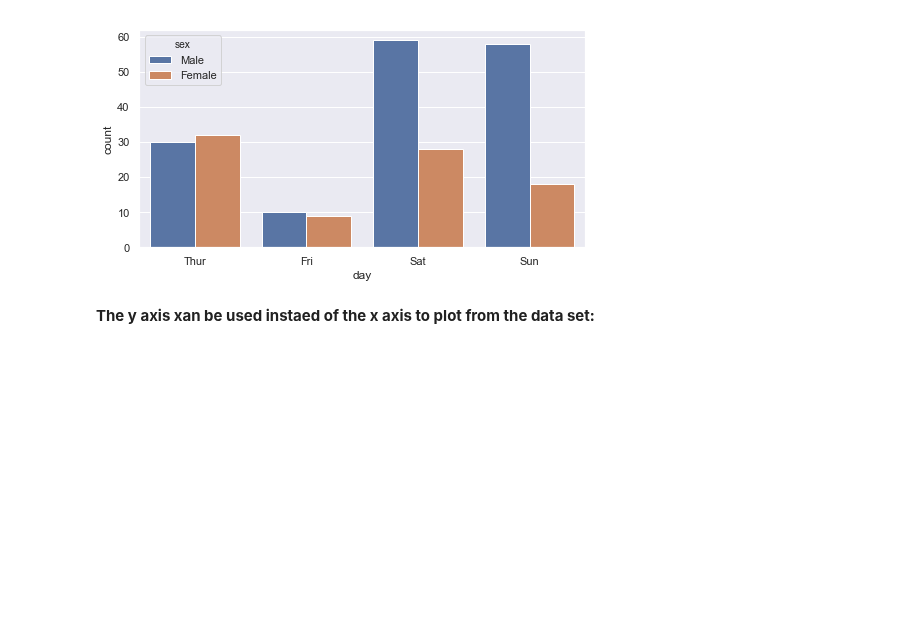
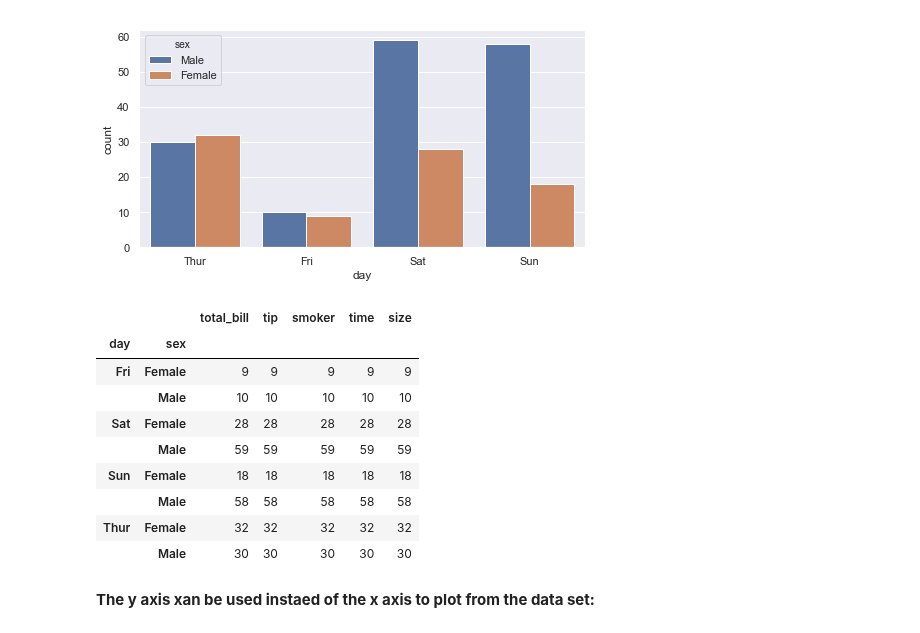
Before and after one commit to johndunne2019/Fundamentals-of-Data-Analysis-Project-2019, a Jupyter notebook: Tips-Dataset.ipynb, the cells around one changed output. Saved outputs shown, nothing was run; the diff lists cells and outputs as text; code cells hidden in the pictures; blank space fills up the shorter version.

```diff
--- a/Tips-Dataset.ipynb
+++ b/Tips-Dataset.ipynb
@@ -733,6 +748,19 @@ sns.countplot(x="day", hue= "sex", data=tips)
 # %% [output]
 <matplotlib.axes._subplots.AxesSubplot at 0x...>
 [figure]
+# %%
+df.groupby(['day','sex']).count().round(2)
+# %% [output]
+|  |  | total_bill | tip | smoker | time | size |
+| day | sex |  |  |  |  |  |
+| Fri | Female | 9 | 9 | 9 | 9 | 9 |
+|  | Male | 10 | 10 | 10 | 10 | 10 |
+| Sat | Female | 28 | 28 | 28 | 28 | 28 |
+|  | Male | 59 | 59 | 59 | 59 | 59 |
+| Sun | Female | 18 | 18 | 18 | 18 | 18 |
+|  | Male | 58 | 58 | 58 | 58 | 58 |
+| Thur | Female | 32 | 32 | 32 | 32 | 32 |
+|  | Male | 30 | 30 | 30 | 30 | 30 |
 # %% [markdown]
 **The y axis xan be used instaed of the x axis to plot from the data set:**
 # %%
```
Also changed, not shown: parts of 4 cells of this notebook.
